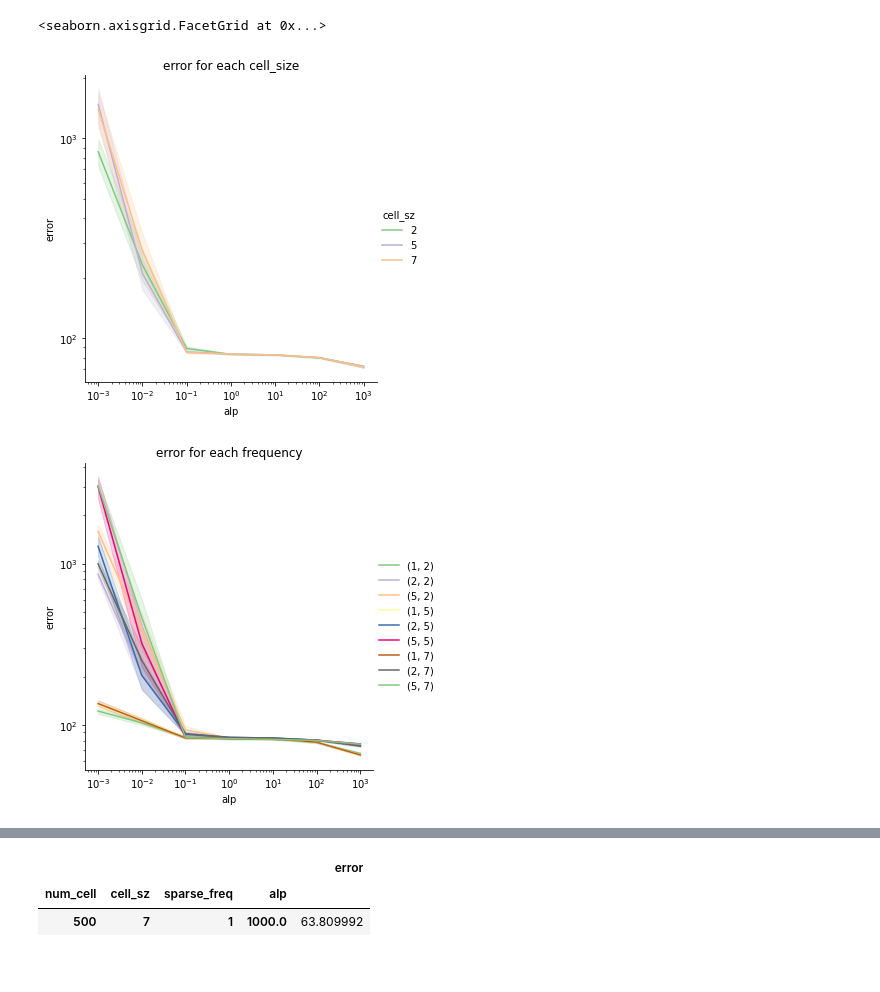
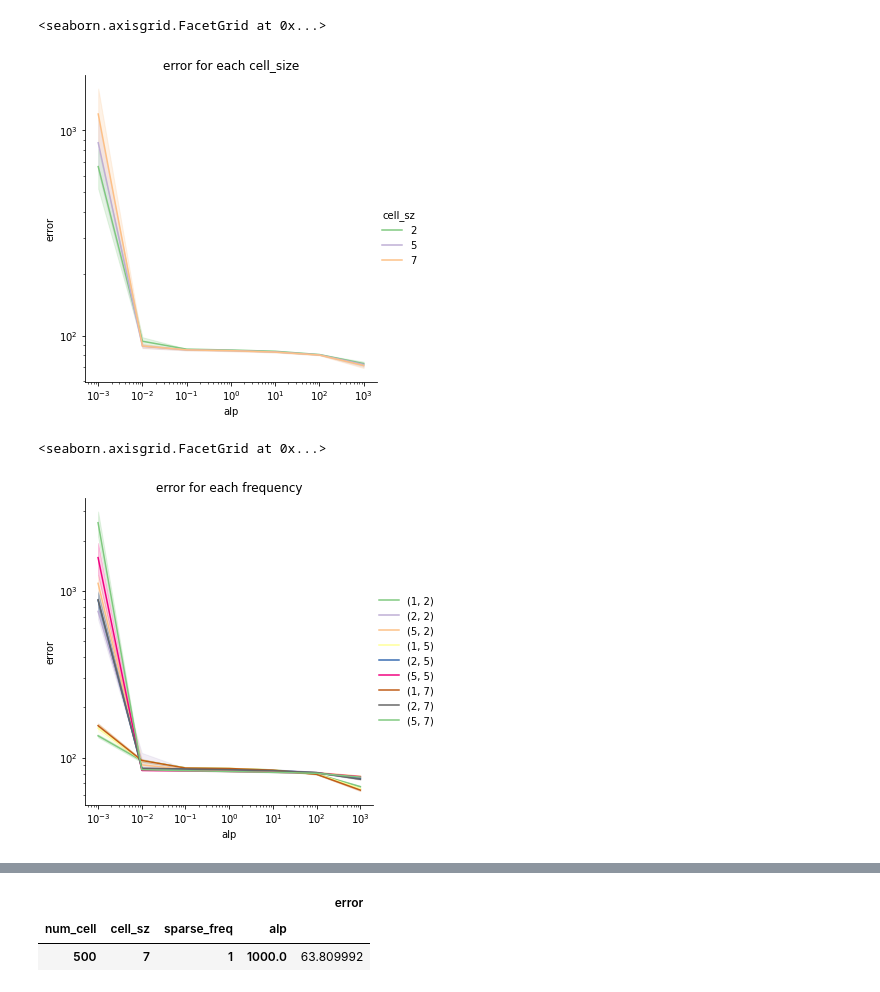
Before and after one commit to qkstngus000/Visual-Compressive-Sensing, a Jupyter notebook: Analyze_Data.ipynb, the cells around one changed output, grey strips where cells are left out. Cells and saved outputs as stored; diff of their text form; code cells hidden in the pictures.

Commit message:
making V1 hyperparam sweap to be script

```diff
--- a/Analyze_Data.ipynb
+++ b/Analyze_Data.ipynb
@@ -20,8 +20,10 @@ from dask.distributed import Client, progress
 import seaborn as sns
 import time
 import os.path
+# %%
+num_cell = 500
 # %%
-working_img = 'city_part3.jpg'
+working_img = 'city_part3.png'
 # %%
 # Work on previously saved data
 params_df = pd.read_csv('result/{img}/V1/param_Tue_Jul_12_15_29_48_2022.csv'.format(img = working_img.split('.')[0]))
@@ -39,4 +41,4 @@ for index in params_df.columns:
 #     if (index == 'Unnamed: 0') :
 #         total_df.drop('Unnamed: 0', axis = 1, inplace=True)
 # %%
-params_df.iloc[2]
+params_df = params_df[params_df['num_cell'] == num_cell]
@@ -108,21 +57,22 @@ fig = sns.relplot(data = params_df, x = 'alp', y = 'error', kind='line', palette
 fig.set(yscale='log')
 fig.set(xscale='log')
 fig.set(title='error for each cell_size')
-# fig.savefig(os.path.join(save_path, "alpha_error_per_size" + "_".join(str.split(time.ctime().replace(":", "_"))) + ".pdf"), dpi = 200)
+# fig.savefig(os.path.join(save_path, "alpha_error_per_size" + "_".join(str.split(time.ctime().replace(":", "_"))) + ".png"), dpi = 200)
 # %% [output]
 <seaborn.axisgrid.FacetGrid at 0x...>
-[figure, old version]
+[figure, new version]
 # %%
 save_path = os.path.join('./result/{img}/V1/'.format(img = working_img.split('.')[0]))
 fig = sns.relplot(data = params_df, x = 'alp', y = 'error', kind='line', palette='Accent',
                   hue = params_df[['sparse_freq', 'cell_sz']].apply(tuple, axis = 1))
 fig.set(yscale='log')
 fig.set(xscale='log')
 fig.set(title='error for each frequency')
-fig.savefig(os.path.join(save_path, "alpha_error_per_hyperparam_" + "_".join(
-    str.split(time.ctime().replace(":", "_"))) + ".png"), dpi = 200)
+# fig.savefig(os.path.join(save_path, "alpha_error_per_hyperparam_" + "_".join(
+#     str.split(time.ctime().replace(":", "_"))) + ".png"), dpi = 200)
 # %% [output]
+<seaborn.axisgrid.FacetGrid at 0x...>
-[figure, old version]
+[figure, new version]
 # %%
 save_path = os.path.join('./result/{img}/V1'.format(img = working_img.split('.')[0]))
 fig = sns.relplot(data = params_df, x = 'alp', y = 'error', kind='line')
```
Also changed, not shown: parts of 25 cells of this notebook, 57 other files.
